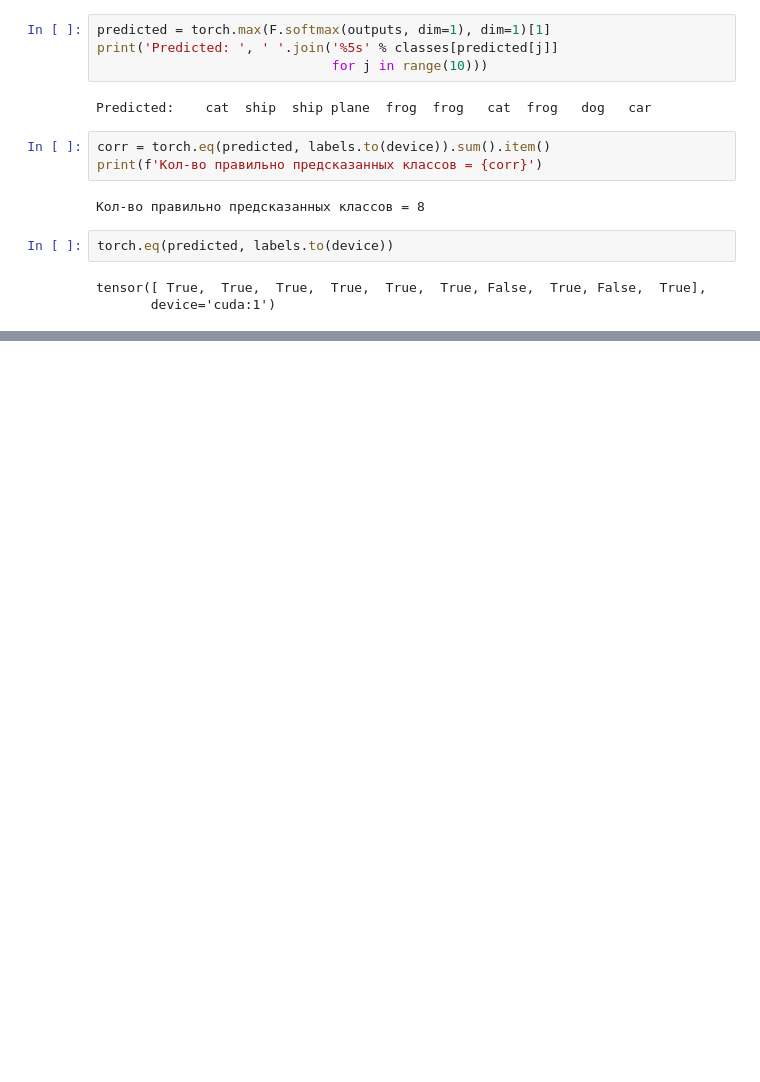
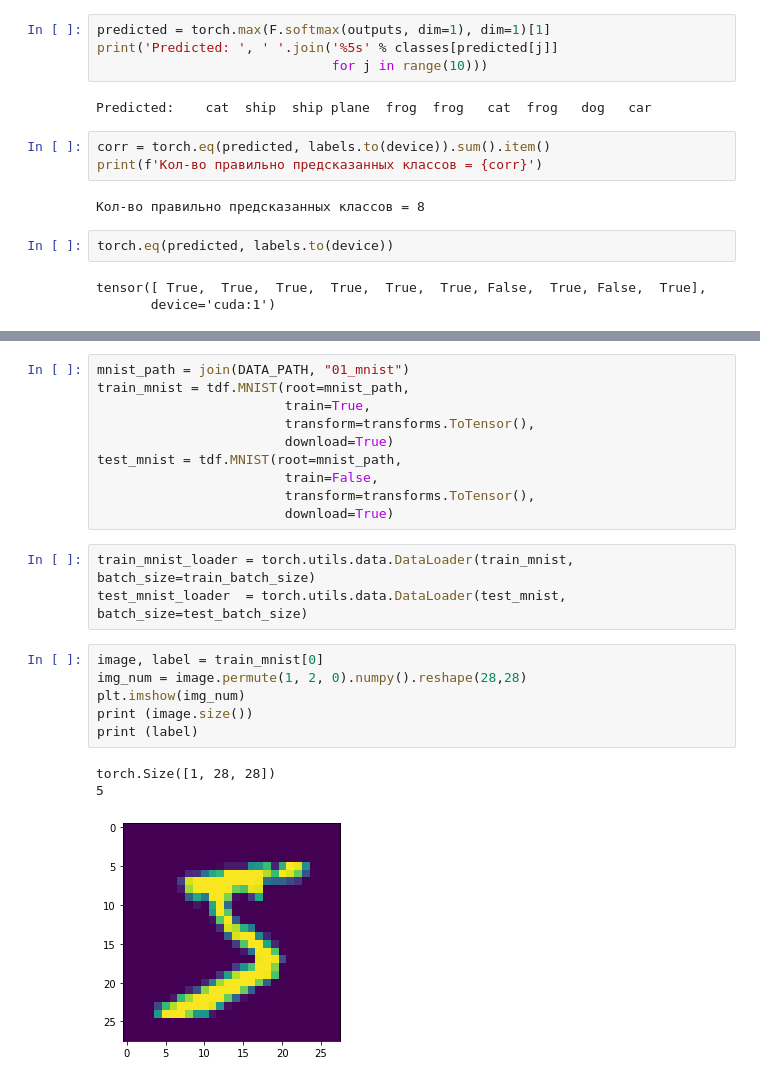
Before and after one commit to VokiVon-P/GB_Torch, a Jupyter notebook: 01_Intro.ipynb, the cells around one changed output, grey strips where cells are left out. Cells and saved outputs as stored; diff of their text form; blank space fills up the shorter version.

Commit message:
01-HW - mnist OK

```diff
--- a/01_Intro.ipynb
+++ b/01_Intro.ipynb
@@ -229,0 +282,23 @@ tensor([ True,  True,  True,  True,  True,  True, False,  True, False,  True],
+# %%
+mnist_path = join(DATA_PATH, "01_mnist")
+train_mnist = tdf.MNIST(root=mnist_path,
+                        train=True,
+                        transform=transforms.ToTensor(),
+                        download=True)
+test_mnist = tdf.MNIST(root=mnist_path,
+                        train=False,
+                        transform=transforms.ToTensor(),
+                        download=True)
+# %%
+train_mnist_loader = torch.utils.data.DataLoader(train_mnist, batch_size=train_batch_size)
+test_mnist_loader  = torch.utils.data.DataLoader(test_mnist, batch_size=test_batch_size)
+# %%
+image, label = train_mnist[0]
+img_num = image.permute(1, 2, 0).numpy().reshape(28,28)
+plt.imshow(img_num)
+print (image.size())
+print (label)
+# %% [output]
+torch.Size([1, 28, 28])
+5
+[figure, added]
```
Also changed, not shown: parts of 9 cells of this notebook, 1 other file.
